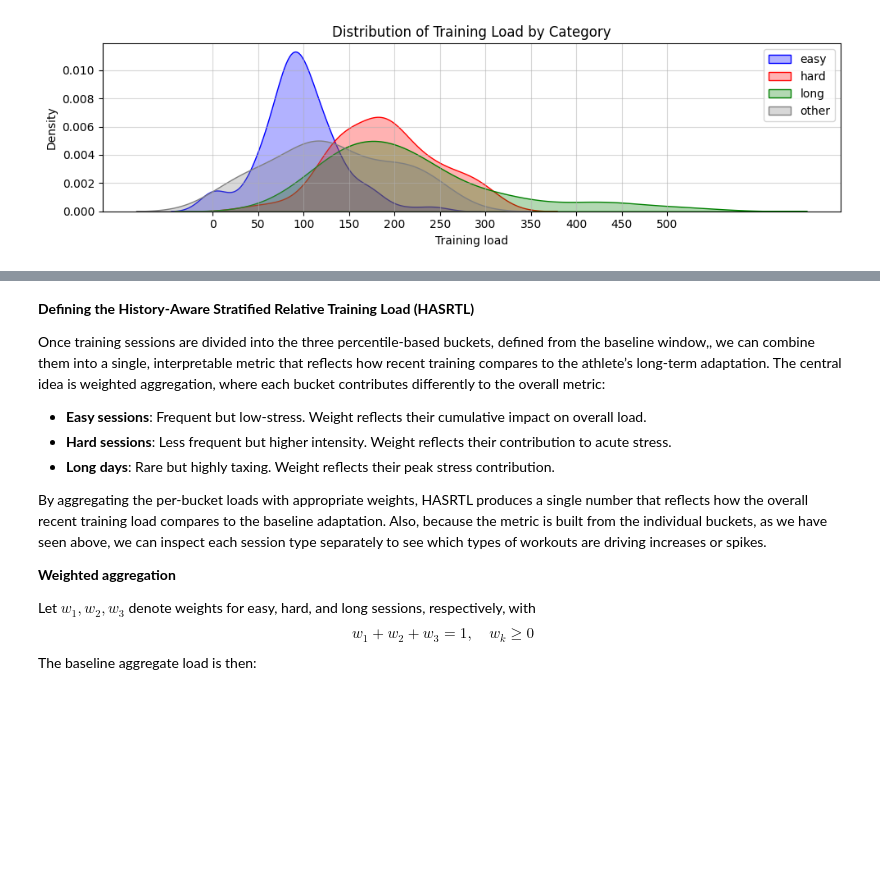
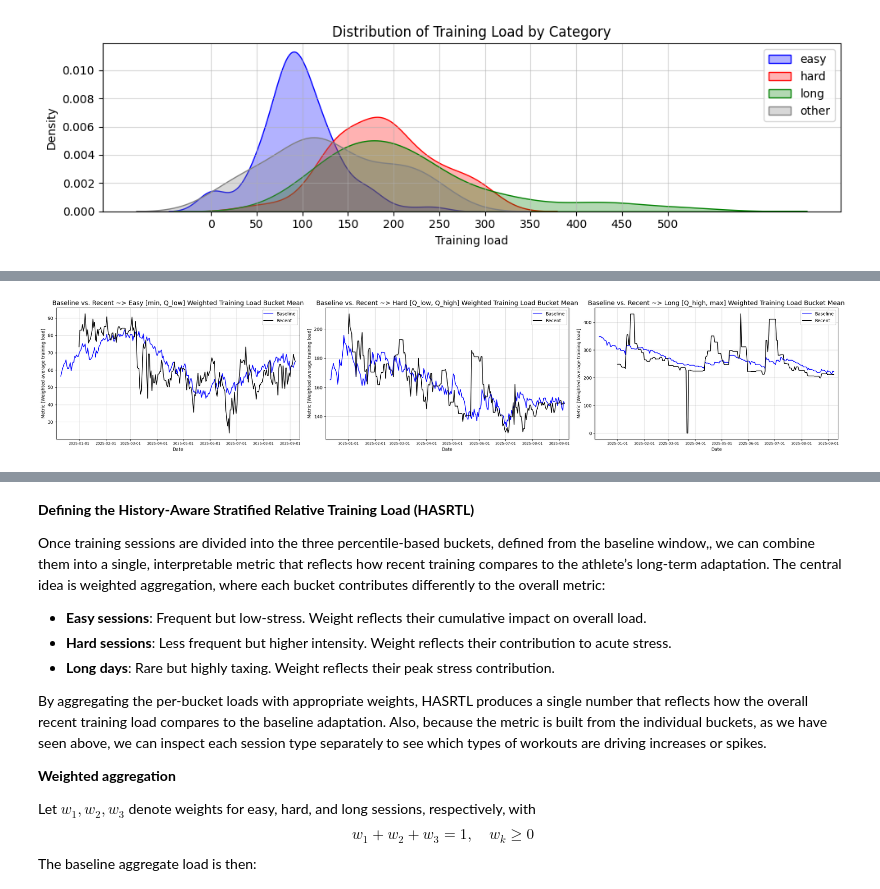
Before and after one commit to 1312Bravo/TrainingPeaks_customLog, a Jupyter notebook: analysis/relative_training_load/development.ipynb, the cells around one changed output, grey strips where cells are left out. Drawn from its saved outputs; the diff is of its cells as text; code cells hidden in the pictures; blank space fills up the shorter version.

```diff
--- a/analysis/relative_training_load/development.ipynb
+++ b/analysis/relative_training_load/development.ipynb
@@ -622,0 +651,34 @@ plt.show()
+# %%
+# Plots ~ Averages ~> Baseline vs. Recent
+
+fig, ax = plt.subplots(1,3, figsize=(25,5))
+indices = np.arange(0, len(rtl_data["Datetime"]))
+plot_data = rtl_data.loc[rtl_data["baseline_b1_TrainingLoad_weighted_mean"].notnull(), :]
+
+ax[0].set_title("Baseline vs. Recent ~> Easy [min, Q_low] Weighted Training Load Bucket Mean", fontsize=14)
+ax[0].plot(plot_data["Datetime"], plot_data["baseline_b1_TrainingLoad_weighted_mean"], color="blue", label="Baseline")
+ax[0].plot(plot_data["Datetime"], plot_data["recent_b1_TrainingLoad_weighted_mean"], color="black", label="Recent")
+
+ax[1].set_title("Baseline vs. Recent ~> Hard [Q_low, Q_high] Weighted Training Load Bucket Mean", fontsize=14)
+ax[1].plot(plot_data["Datetime"], plot_data["baseline_b2_TrainingLoad_weighted_mean"], color="blue", label="Baseline")
+ax[1].plot(plot_data["Datetime"], plot_data["recent_b2_TrainingLoad_weighted_mean"], color="black", label="Recent")
+
+ax[2].set_title("Baseline vs. Recent ~> Long [Q_high, max] Weighted Training Load Bucket Mean", fontsize=14)
+ax[2].plot(plot_data["Datetime"], plot_data["baseline_b3_TrainingLoad_weighted_mean"], color="blue", label="Baseline")
+ax[2].plot(plot_data["Datetime"], plot_data["recent_b3_TrainingLoad_weighted_mean"], color="black", label="Recent")
+
+for i in [0,1,2]:
+    ax[i].legend()
+    ax[i].set_xlim(np.min(plot_data["Datetime"]) - datetime.timedelta(days=5), np.max(rtl_data["Datetime"] + datetime.timedelta(days=5)))
+    # ax[i].set_ylim(-10, pd.concat([plot_data["baseline_b3_TrainingLoad_weighted_mean"], plot_data["recent_b3_TrainingLoad_weighted_mean"]]).max() + 15)
+    ax[i].set_xlabel("Date")
+    ax[i].set_ylabel("Metric [Weighted average training load]")
+    ax[i].xaxis.set_major_locator(mdates.MonthLocator())
+    ax[i].xaxis.set_major_formatter(mdates.DateFormatter("%Y-%m-%d"))
+    ax[i].tick_params(axis="x", rotation=0, labelsize=8)
+    ax[i].grid(alpha=0.5)
+
+plt.tight_layout()
+plt.show()
+# %% [output]
+[figure, added]
```
Also changed, not shown: parts of 18 cells of this notebook.
